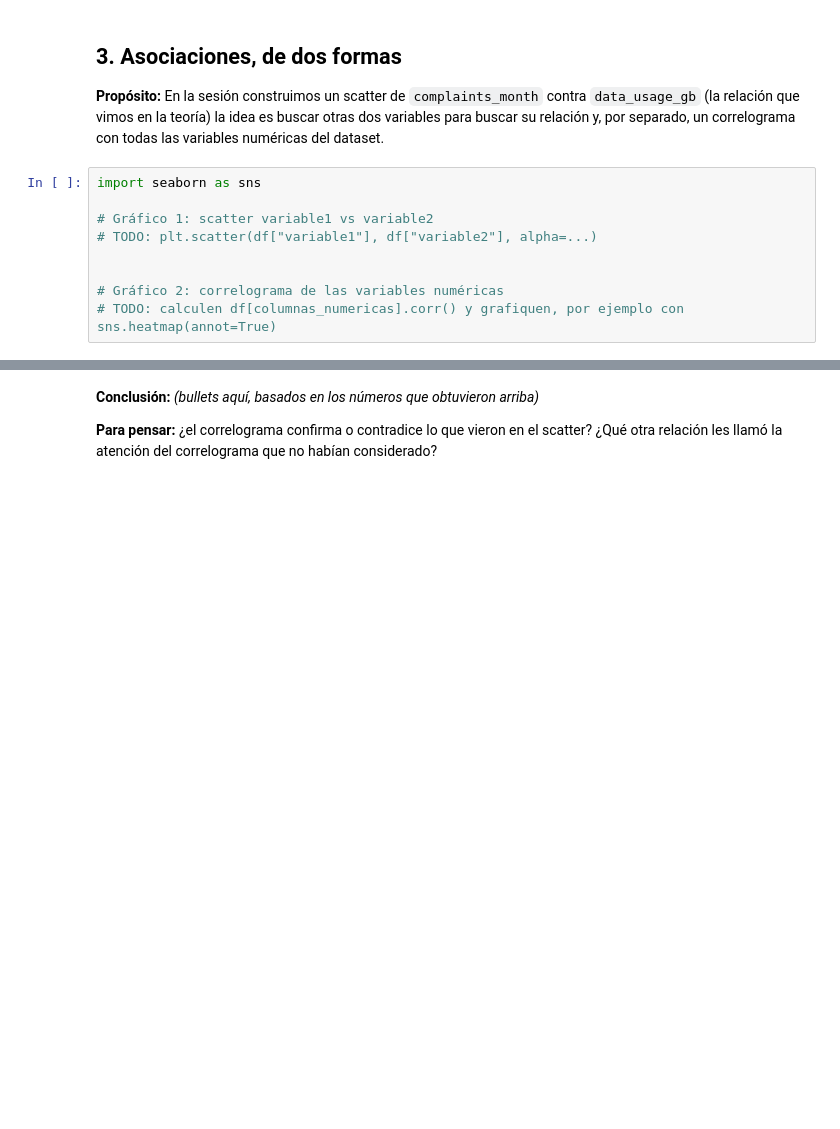
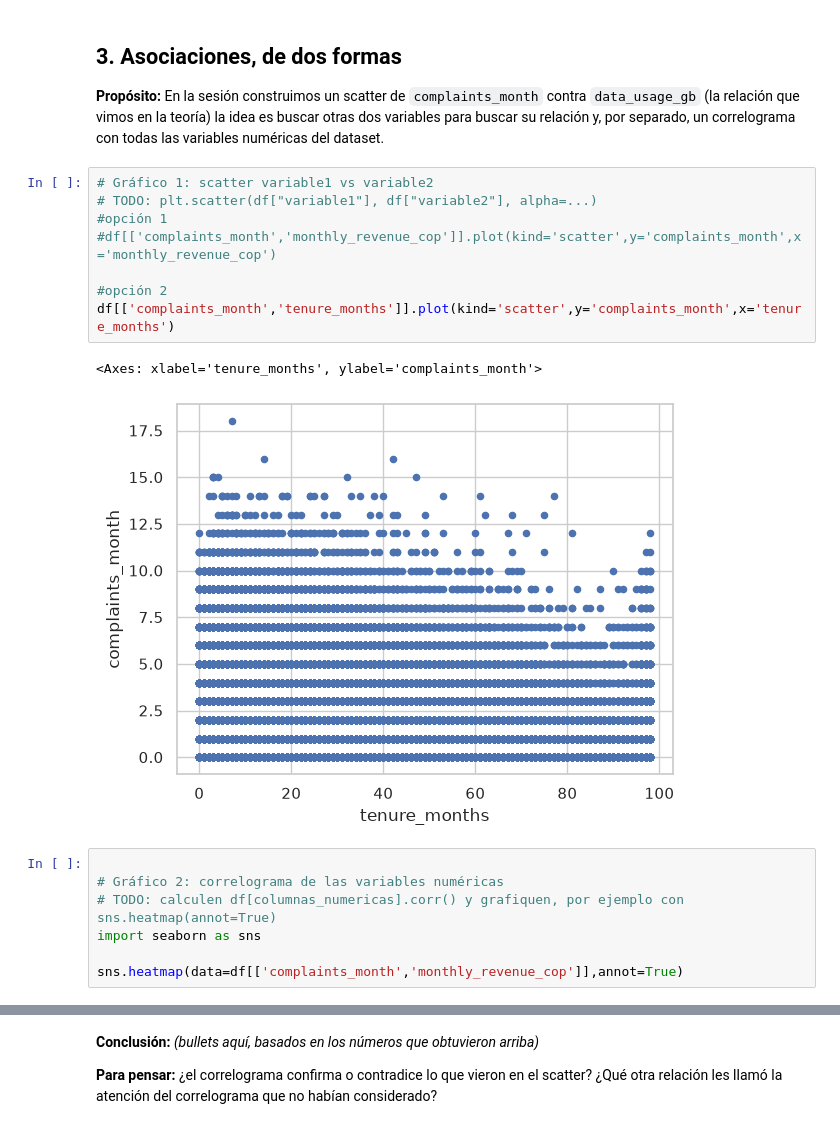
Before and after one commit to jp0617/visualizacionAnalisis, a Jupyter notebook: v0.1_s2_dataviz_grupo#.ipynb, the cells around one changed output, grey strips where cells are left out. Drawn from its saved outputs; the diff is of its cells as text; blank space fills up the shorter version.

```diff
--- a/v0.1_s2_dataviz_grupo#.ipynb
+++ b/v0.1_s2_dataviz_grupo#.ipynb
@@ -141,12 +163,21 @@ ModuleNotFoundError: No module named 'seaborn'
 ## 3. Asociaciones, de dos formas
 
 **Propósito:** En la sesión construimos un scatter de `complaints_month` contra `data_usage_gb` (la relación que vimos en la teoría) la idea es buscar otras dos variables para buscar su relación y, por separado, un correlograma con todas las variables numéricas del dataset.
+# %%
+# Gráfico 1: scatter variable1 vs variable2
+# TODO: plt.scatter(df["variable1"], df["variable2"], alpha=...)
+#opción 1
+#df[['complaints_month','monthly_revenue_cop']].plot(kind='scatter',y='complaints_month',x='monthly_revenue_cop')
+
+#opción 2
+df[['complaints_month','tenure_months']].plot(kind='scatter',y='complaints_month',x='tenure_months')
+# %% [output]
+<Axes: xlabel='tenure_months', ylabel='complaints_month'>
+[figure, added]
 # %%
-import seaborn as sns
-
-# Gráfico 1: scatter variable1 vs variable2
-# TODO: plt.scatter(df["variable1"], df["variable2"], alpha=...)
-
 
 # Gráfico 2: correlograma de las variables numéricas
 # TODO: calculen df[columnas_numericas].corr() y grafiquen, por ejemplo con sns.heatmap(annot=True)
+import seaborn as sns
+
+sns.heatmap(data=df[['complaints_month','monthly_revenue_cop']],annot=True)
```
Also changed, not shown: parts of 6 cells of this notebook.
